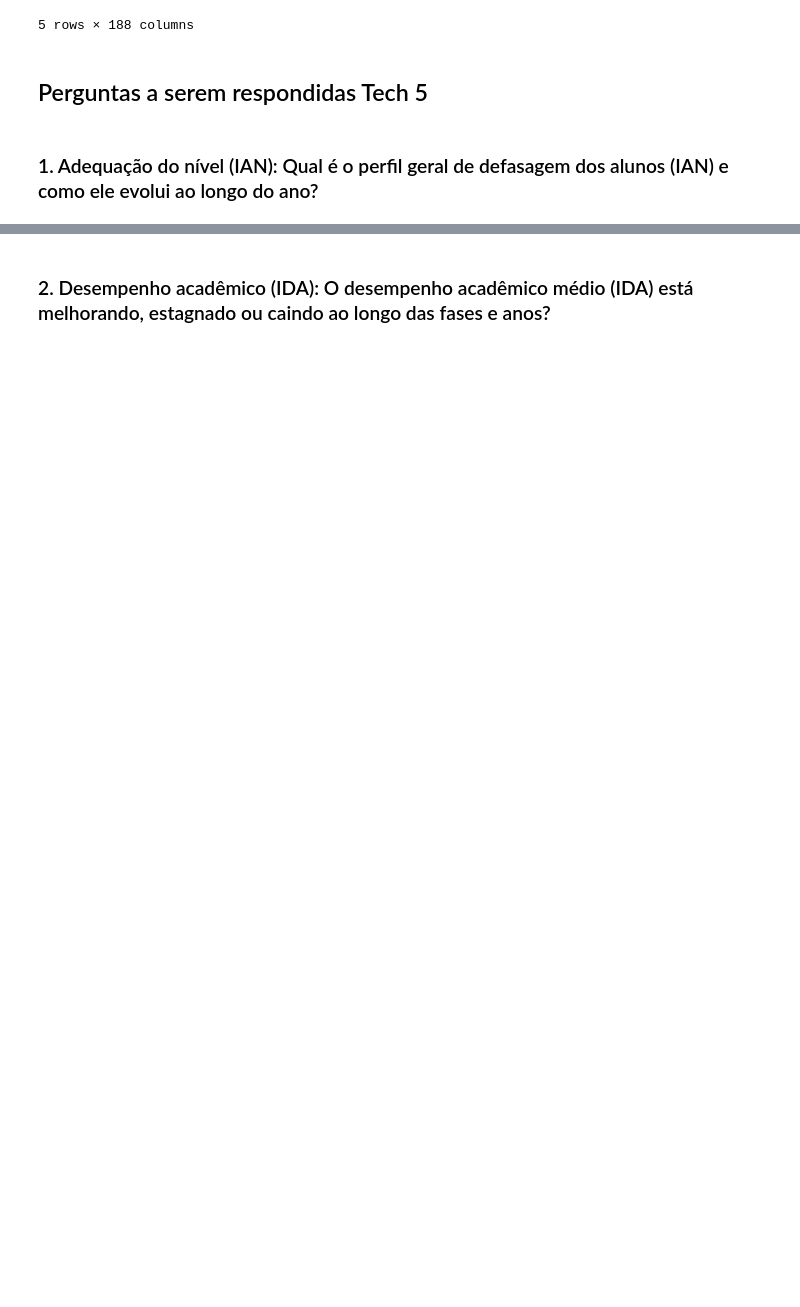
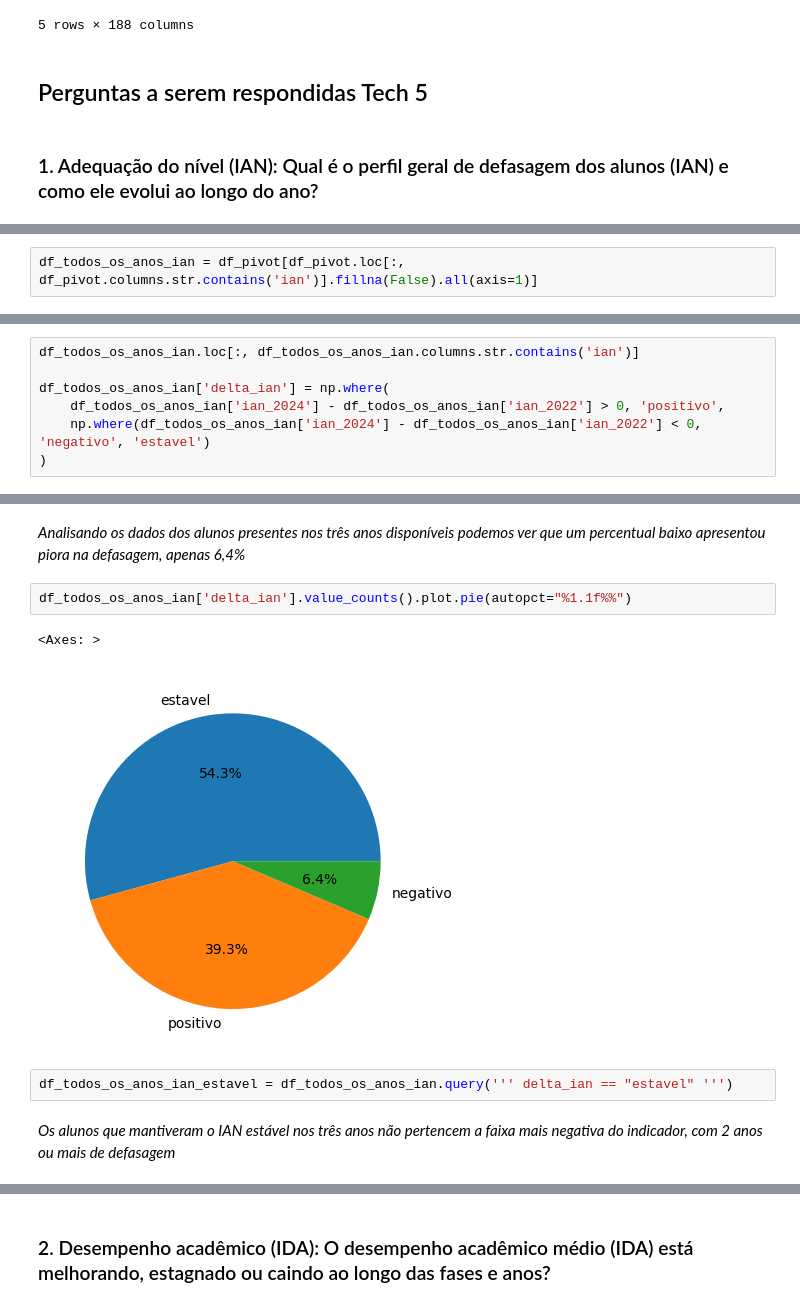
Before and after one commit to JacksonvBarbosa/datathon_fiap_postech, a Jupyter notebook: notebooks/eda_v1.ipynb, the cells around one changed output, grey strips where cells are left out. Cells and saved outputs as stored; diff of their text form; blank space fills up the shorter version.

```diff
--- a/notebooks/eda_v1.ipynb
+++ b/notebooks/eda_v1.ipynb
@@ -115,0 +152,2 @@ df_pivot.head()
+# %%
+df_todos_os_anos_ian = df_pivot[df_pivot.loc[:, df_pivot.columns.str.contains('ian')].fillna(False).all(axis=1)]
@@ -115,0 +180,7 @@ df_pivot.head()
+# %%
+df_todos_os_anos_ian.loc[:, df_todos_os_anos_ian.columns.str.contains('ian')]
+
+df_todos_os_anos_ian['delta_ian'] = np.where(
+    df_todos_os_anos_ian['ian_2024'] - df_todos_os_anos_ian['ian_2022'] > 0, 'positivo',
+    np.where(df_todos_os_anos_ian['ian_2024'] - df_todos_os_anos_ian['ian_2022'] < 0, 'negativo', 'estavel')
+)
@@ -115,0 +197,11 @@ df_pivot.head()
+# %% [markdown]
+*Analisando os dados dos alunos presentes nos três anos disponíveis podemos ver que um percentual baixo apresentou piora na defasagem, apenas 6,4%*
+# %%
+df_todos_os_anos_ian['delta_ian'].value_counts().plot.pie(autopct="%1.1f%%")
+# %% [output]
+<Axes: >
+[figure, added]
+# %%
+df_todos_os_anos_ian_estavel = df_todos_os_anos_ian.query(''' delta_ian == "estavel" ''')
+# %% [markdown]
+*Os alunos que mantiveram o IAN estável nos três anos não pertencem a faixa mais negativa do indicador, com 2 anos ou mais de defasagem*
```
Also changed, not shown: parts of 27 cells of this notebook.
